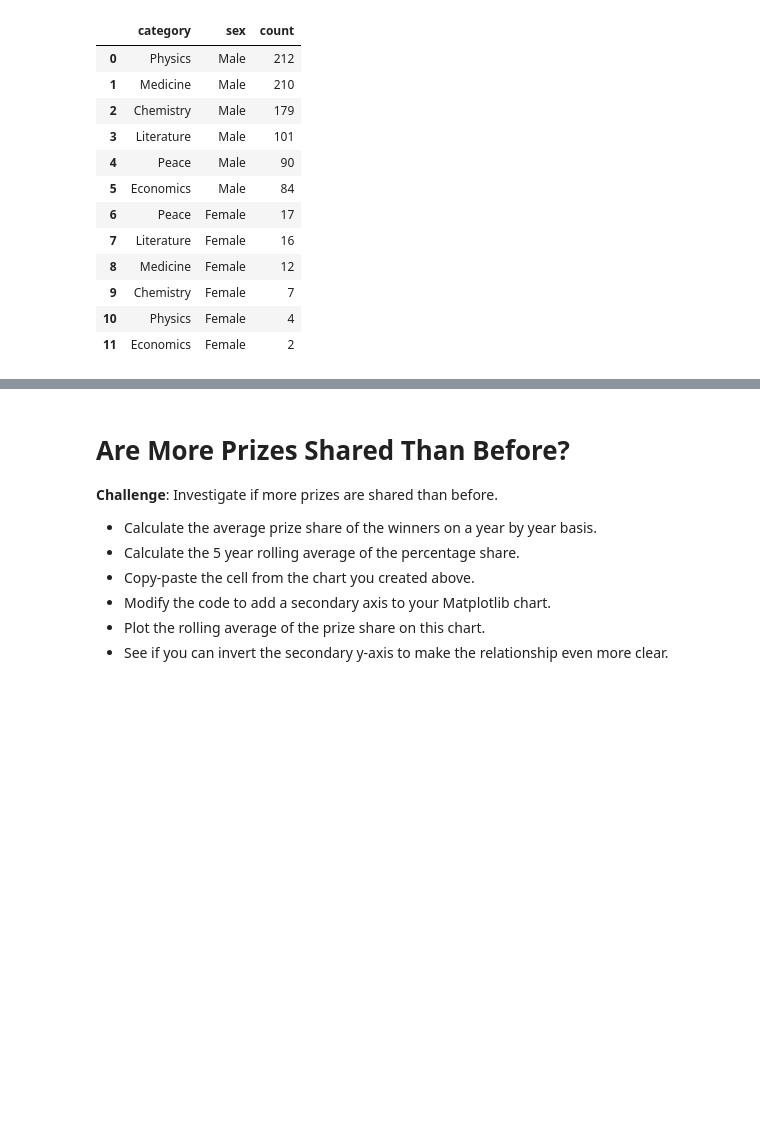
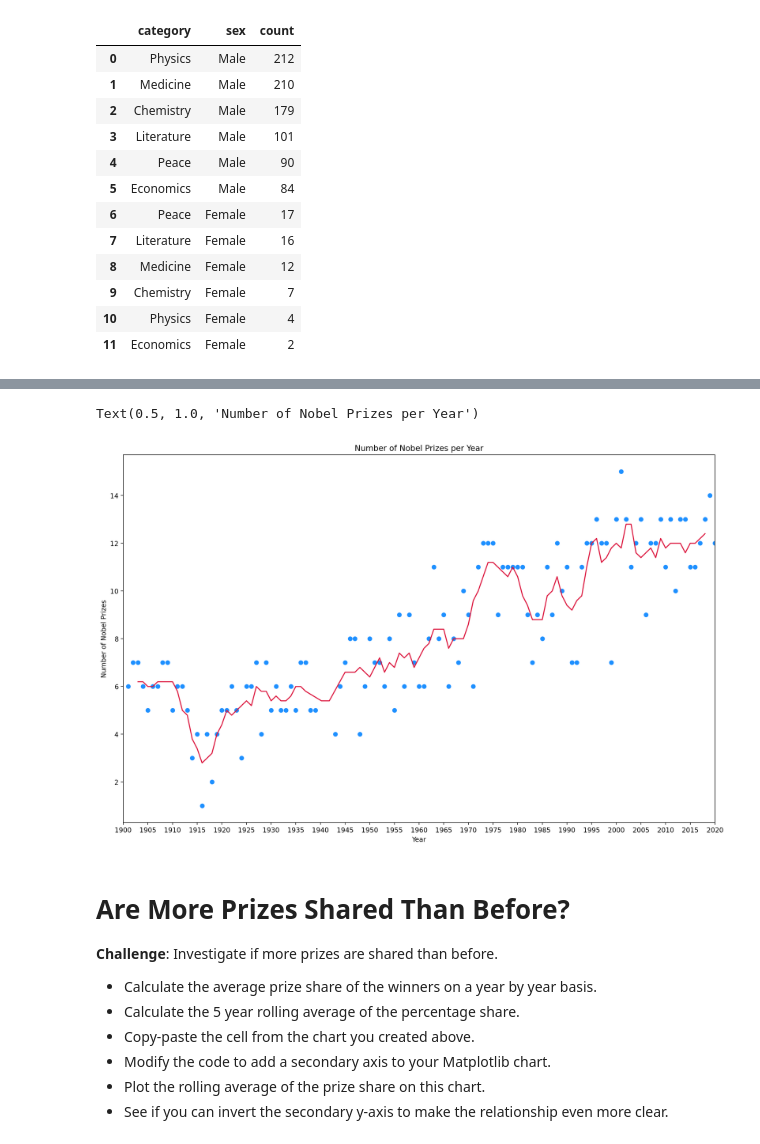
Before and after one commit to fkajose/100-Days-of-Code, a Jupyter notebook: 079-Nobel-prize-analysis/Nobel_Prize_Analysis.ipynb, the cells around one changed output, grey strips where cells are left out. Saved outputs shown, nothing was run; the diff lists cells and outputs as text; code cells hidden in the pictures; blank space fills up the shorter version.

Commit message:
Day 79: Analyze number of prizes over time

```diff
--- a/079-Nobel-prize-analysis/Nobel_Prize_Analysis.ipynb
+++ b/079-Nobel-prize-analysis/Nobel_Prize_Analysis.ipynb
@@ -400,3 +393,6 @@ fig.update_layout(xaxis_title="Nobel Prize Category", yaxis_title="Number of Pri
 
 * Looking at the chart, did the first and second world wars have an impact on the number of prizes being given out?
 * What could be the reason for the trend in the chart?
+# %%
+year_count = df_data.year.value_counts().reset_index().sort_values("year")
+year_count
@@ -402,0 +413,3 @@ fig.update_layout(xaxis_title="Nobel Prize Category", yaxis_title="Number of Pri
+# %%
+year_rolling = year_count.rolling(window=5).mean()
+year_rolling
@@ -403,3 +430,17 @@ fig.update_layout(xaxis_title="Nobel Prize Category", yaxis_title="Number of Pri
+# %%
+plt.figure(figsize=(16, 10), dpi=200)
+plt.scatter(x=year_count.year, y=year_count["count"], c="dodgerblue")
+plt.plot(year_rolling.year, year_rolling["count"], color="crimson")
+plt.xticks(ticks=np.arange(1900, 2025, 5))
+plt.xlim(1900, 2020)
+plt.xlabel("Year")
+plt.ylabel("Number of Nobel Prizes")
+plt.title("Number of Nobel Prizes per Year")
+# plt.legend(["", ""])
+# type(year_count["count"])
+# %% [output]
+Text(0.5, 1.0, 'Number of Nobel Prizes per Year')
+[figure, added]
 # %% [markdown]
 # Are More Prizes Shared Than Before?
 
```
Also changed, not shown: parts of 6 cells of this notebook.
